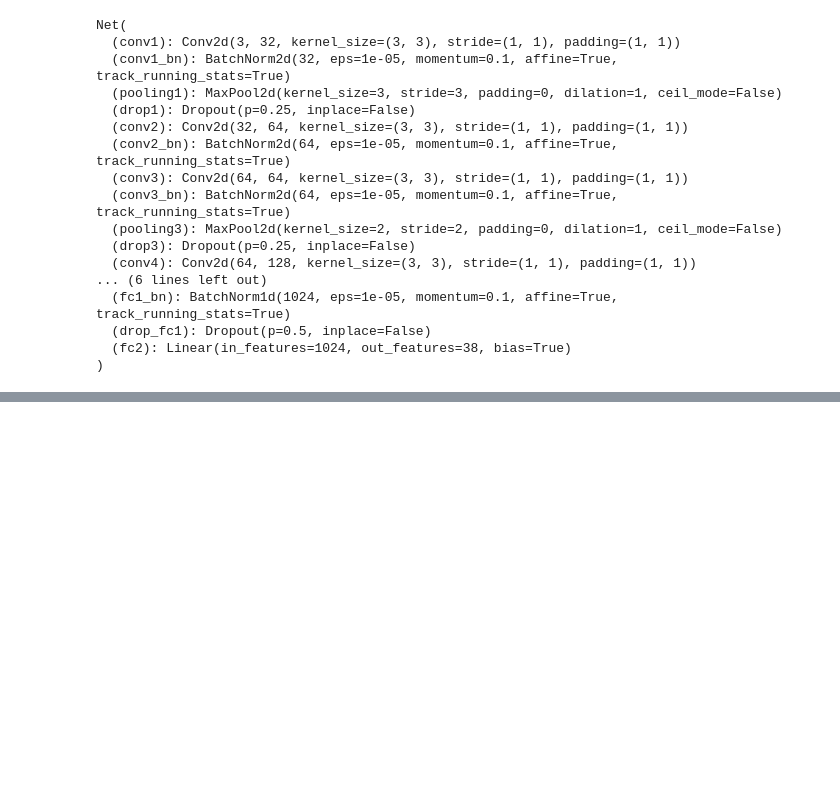
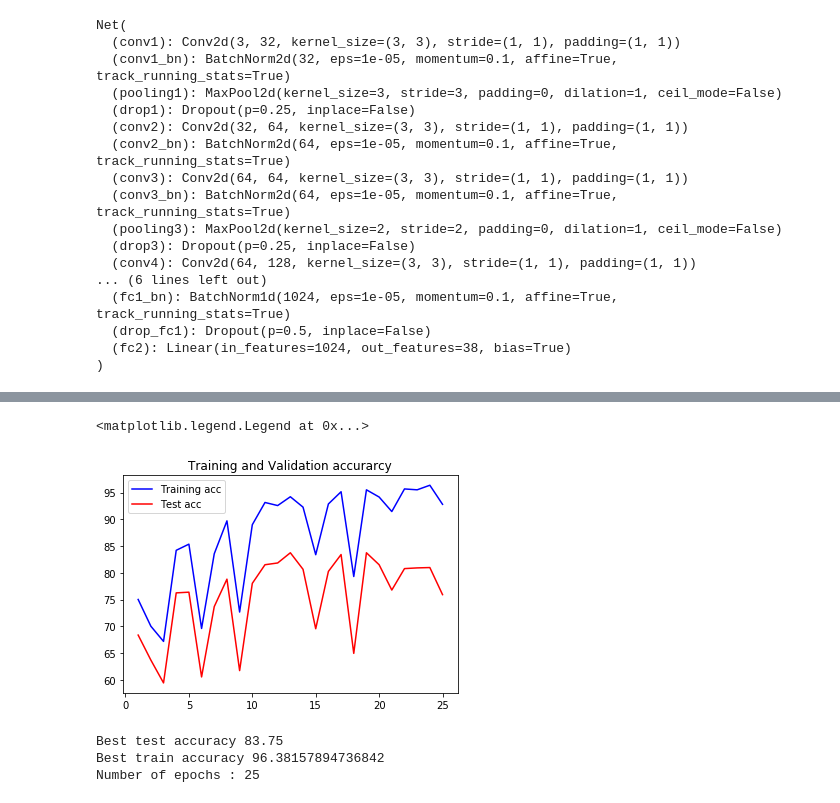
Before and after one commit to Marius3301/Plant_Disease_Detection, a Jupyter notebook: PDD/Untitled.ipynb, the cells around one changed output, grey strips where cells are left out. Drawn from its saved outputs; the diff is of its cells as text; code cells hidden in the pictures; blank space fills up the shorter version.

```diff
--- a/PDD/Untitled.ipynb
+++ b/PDD/Untitled.ipynb
@@ -285,0 +368,16 @@ RuntimeError: Given groups=1, weight of size 32 3 3 3, expected input[32, 256, 2
+# %%
+plt.plot(epoch, training_acc, 'b', label='Training acc')
+plt.plot(epoch, test_acc, 'r', label='Test acc')
+plt.title('Training and Validation accurarcy')
+plt.legend()
+# %% [output]
+<matplotlib.legend.Legend at 0x...>
+[figure, added]
+# %%
+print(f"Best test accuracy {max(test_acc)}")
+print(f"Best train accuracy {max(training_acc)}")
+print(f"Number of epochs : {len(test_acc)}")
+# %% [output]
+Best test accuracy 83.75
+Best train accuracy 96.38157894736842
+Number of epochs : 25
```
Also changed, not shown: parts of 12 cells of this notebook.
